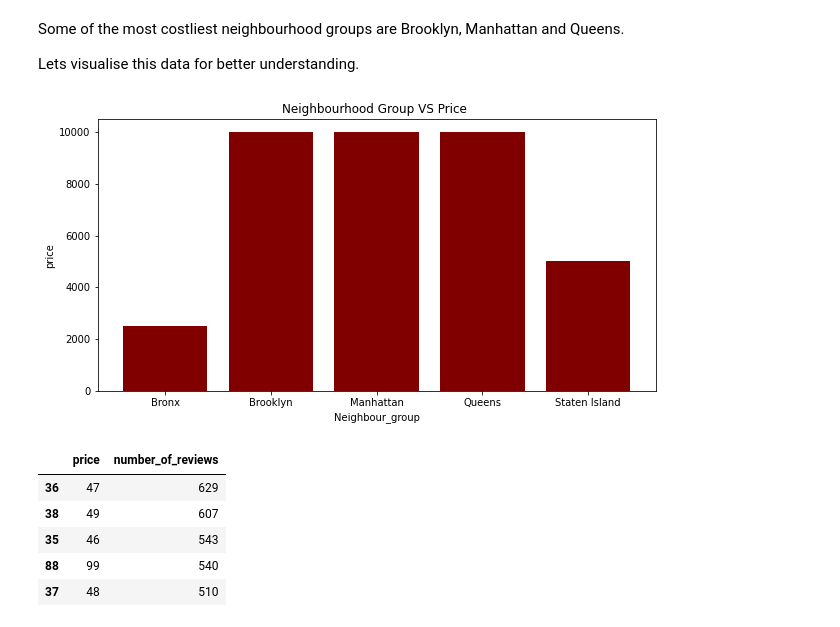
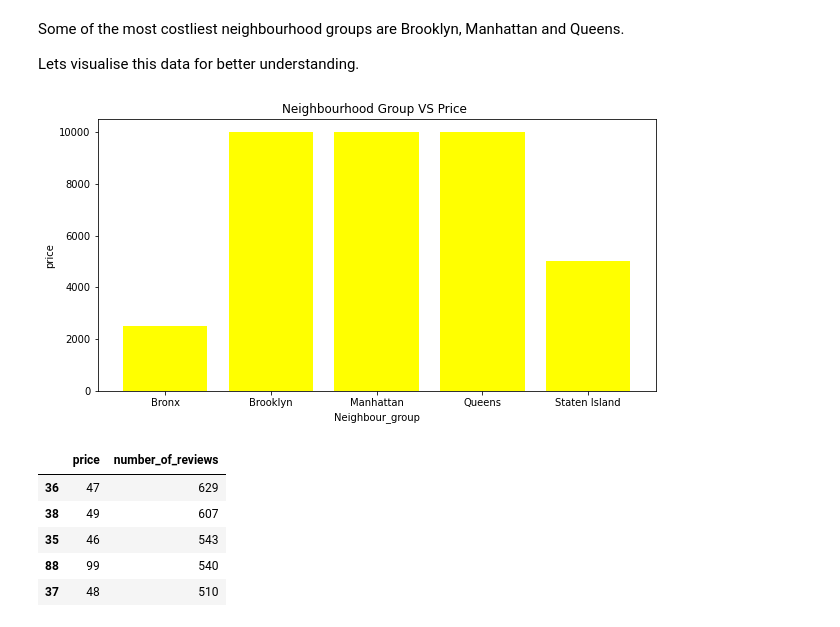
Before and after one commit to Shashwat-spyder/Airbnb-data-analysis, a Jupyter notebook: Shashwat_pani_EDA_Airbnb_Bookings_Analysis_Capstone_Project.ipynb, the cells around one changed output. Saved outputs shown, nothing was run; the diff lists cells and outputs as text; code cells hidden in the pictures.

```diff
--- a/Shashwat_pani_EDA_Airbnb_Bookings_Analysis_Capstone_Project.ipynb
+++ b/Shashwat_pani_EDA_Airbnb_Bookings_Analysis_Capstone_Project.ipynb
@@ -369,17 +331,17 @@ Lets visualise this data for better understanding.
 # %%
 neigh_group=pricevsreview['neighbourhood_group']
 price=pricevsreview['price']
 
 fig=plt.figure(figsize=(10,5))
 
-plt.bar(neigh_group,price,color='maroon',width=0.8)
+plt.bar(neigh_group,price,color='yellow',width=0.8)
 
 plt.xlabel('Neighbour_group')
 plt.ylabel('price')
 plt.title('Neighbourhood Group VS Price ')
 plt.show()
 # %% [output]
-[figure, old version]
+[figure, new version]
 # %%
 pricevsreviews=bnb_df.groupby(['price'])['number_of_reviews'].max().reset_index()
 pricevsreviews=pricevsreviews.sort_values(by='number_of_reviews', ascending= False)
```
Also changed, not shown: parts of 21 cells of this notebook.
